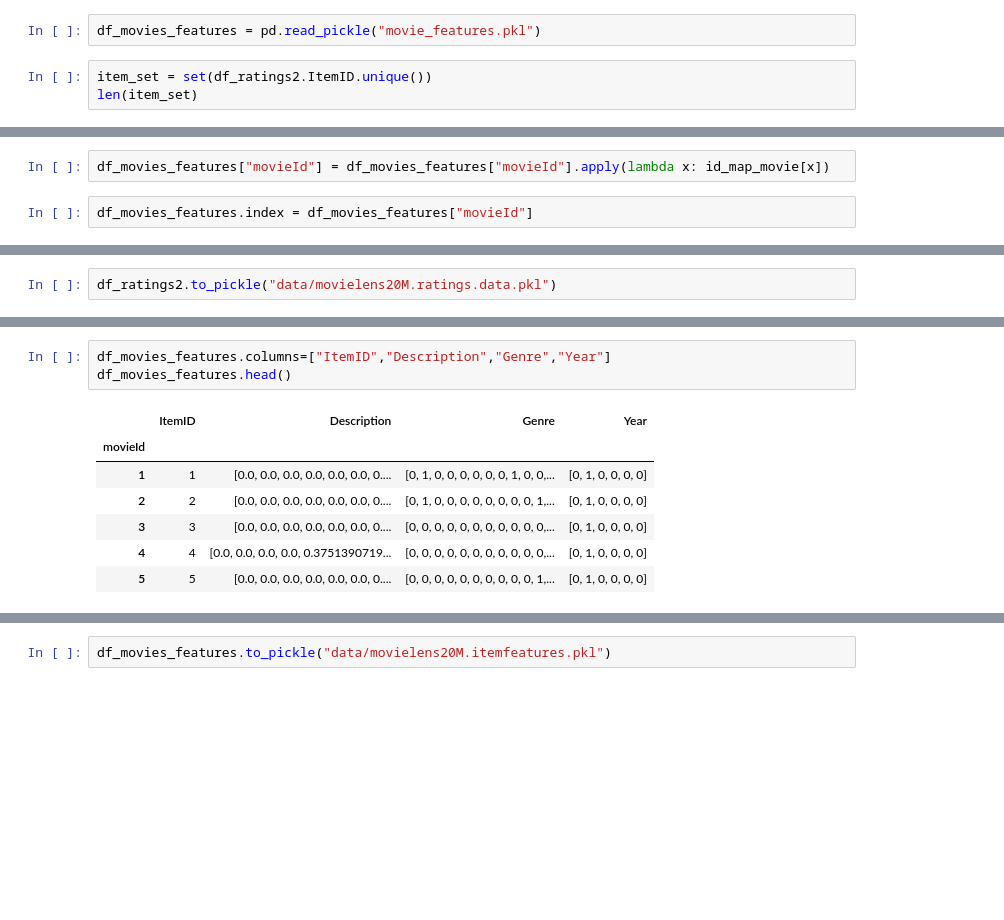
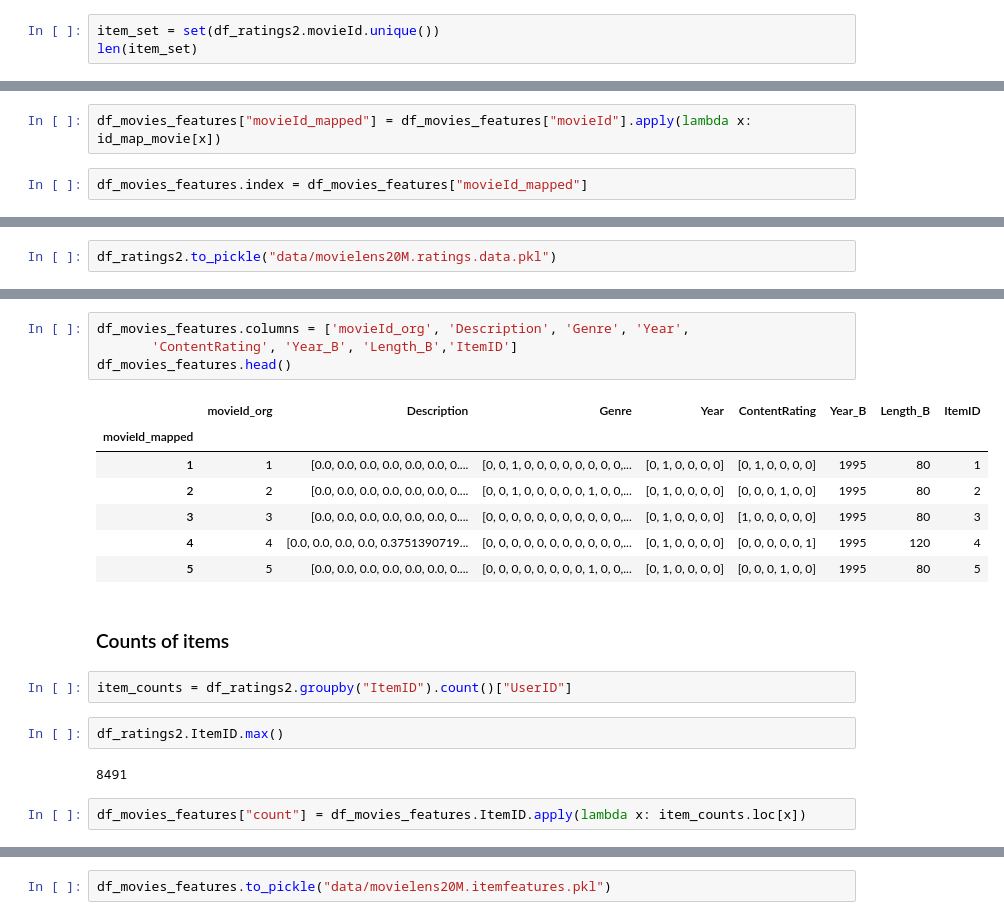
Before and after one commit to kdhiman0309/cse291-neural-collaborative-filtering, a Jupyter notebook: MovieLens20M.ipynb, the cells around one changed output, grey strips where cells are left out. Saved outputs shown, nothing was run; the diff lists cells and outputs as text; blank space fills up the shorter version.

```diff
--- a/MovieLens20M.ipynb
+++ b/MovieLens20M.ipynb
@@ -180,6 +95,4 @@ Wall time: 21.5 s
-# %%
-df_movies_features = pd.read_pickle("movie_features.pkl")
 # %%
-item_set = set(df_ratings2.ItemID.unique())
+item_set = set(df_ratings2.movieId.unique())
 len(item_set)
 # %% [output]
@@ -194,6 +107,6 @@ for m in item_set:
 # %%
 df_movies_features = df_movies_features[df_movies_features.movieId.apply(lambda x: x in item_set)]
 # %%
-df_movies_features["movieId"] = df_movies_features["movieId"].apply(lambda x: id_map_movie[x])
+df_movies_features["movieId_mapped"] = df_movies_features["movieId"].apply(lambda x: id_map_movie[x])
 # %%
-df_movies_features.index = df_movies_features["movieId"]
+df_movies_features.index = df_movies_features["movieId_mapped"]
@@ -231,11 +165,22 @@ df_ratings2.head()
 # %%
-df_movies_features.columns=["ItemID","Description","Genre","Year"]
+df_movies_features.columns = ['movieId_org', 'Description', 'Genre', 'Year',
+       'ContentRating', 'Year_B', 'Length_B','ItemID']
 df_movies_features.head()
 # %% [output]
-|  | ItemID | Description | Genre | Year |
-| movieId |  |  |  |  |
-| 1 | 1 | [0.0, 0.0, 0.0, 0.0, 0.0, 0.0, 0.... | [0, 1, 0, 0, 0, 0, 0, 0, 1, 0, 0,... | [0, 1, 0, 0, 0, 0] |
-| 2 | 2 | [0.0, 0.0, 0.0, 0.0, 0.0, 0.0, 0.... | [0, 1, 0, 0, 0, 0, 0, 0, 0, 0, 1,... | [0, 1, 0, 0, 0, 0] |
-| 3 | 3 | [0.0, 0.0, 0.0, 0.0, 0.0, 0.0, 0.... | [0, 0, 0, 0, 0, 0, 0, 0, 0, 0, 0,... | [0, 1, 0, 0, 0, 0] |
-| 4 | 4 | [0.0, 0.0, 0.0, 0.0, 0.3751390719... | [0, 0, 0, 0, 0, 0, 0, 0, 0, 0, 0,... | [0, 1, 0, 0, 0, 0] |
-| 5 | 5 | [0.0, 0.0, 0.0, 0.0, 0.0, 0.0, 0.... | [0, 0, 0, 0, 0, 0, 0, 0, 0, 0, 1,... | [0, 1, 0, 0, 0, 0] |
+|  | movieId_org | Description | Genre | Year | ContentRating | Year_B | Length_B | ItemID |
+| movieId_mapped |  |  |  |  |  |  |  |  |
+| 1 | 1 | [0.0, 0.0, 0.0, 0.0, 0.0, 0.0, 0.... | [0, 0, 1, 0, 0, 0, 0, 0, 0, 0, 0,... | [0, 1, 0, 0, 0, 0] | [0, 1, 0, 0, 0, 0] | 1995 | 80 | 1 |
+| 2 | 2 | [0.0, 0.0, 0.0, 0.0, 0.0, 0.0, 0.... | [0, 0, 1, 0, 0, 0, 0, 0, 1, 0, 0,... | [0, 1, 0, 0, 0, 0] | [0, 0, 0, 1, 0, 0] | 1995 | 80 | 2 |
+| 3 | 3 | [0.0, 0.0, 0.0, 0.0, 0.0, 0.0, 0.... | [0, 0, 0, 0, 0, 0, 0, 0, 0, 0, 0,... | [0, 1, 0, 0, 0, 0] | [1, 0, 0, 0, 0, 0] | 1995 | 80 | 3 |
+| 4 | 4 | [0.0, 0.0, 0.0, 0.0, 0.3751390719... | [0, 0, 0, 0, 0, 0, 0, 0, 0, 0, 0,... | [0, 1, 0, 0, 0, 0] | [0, 0, 0, 0, 0, 1] | 1995 | 120 | 4 |
+| 5 | 5 | [0.0, 0.0, 0.0, 0.0, 0.0, 0.0, 0.... | [0, 0, 0, 0, 0, 0, 0, 0, 1, 0, 0,... | [0, 1, 0, 0, 0, 0] | [0, 0, 0, 1, 0, 0] | 1995 | 80 | 5 |
+# %% [markdown]
+### Counts of items
+# %%
+item_counts = df_ratings2.groupby("ItemID").count()["UserID"]
+# %%
+df_ratings2.ItemID.max()
+# %% [output]
+8491
+# %%
+df_movies_features["count"] = df_movies_features.ItemID.apply(lambda x: item_counts.loc[x])
```
Also changed, not shown: parts of 80 cells of this notebook, 2 other files.
